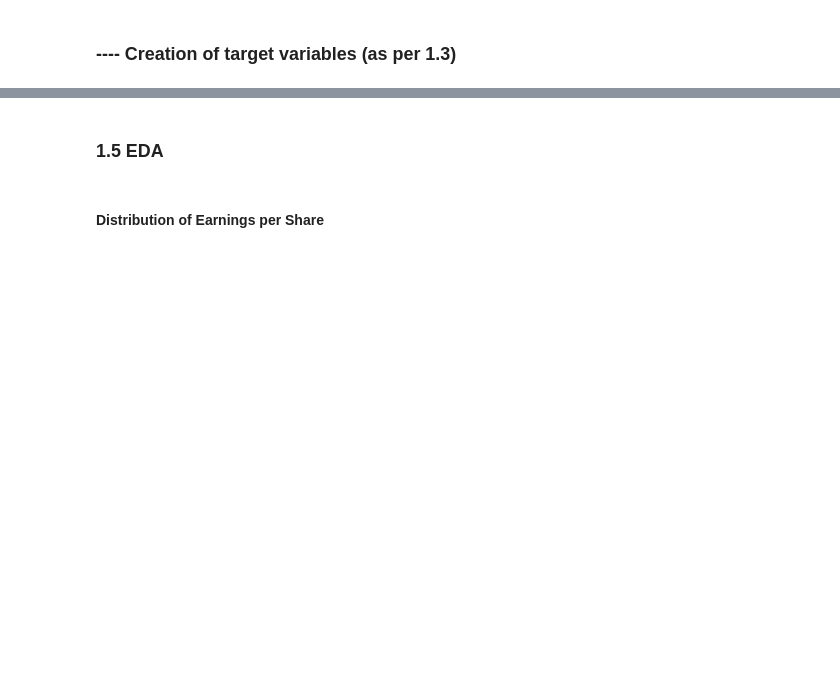
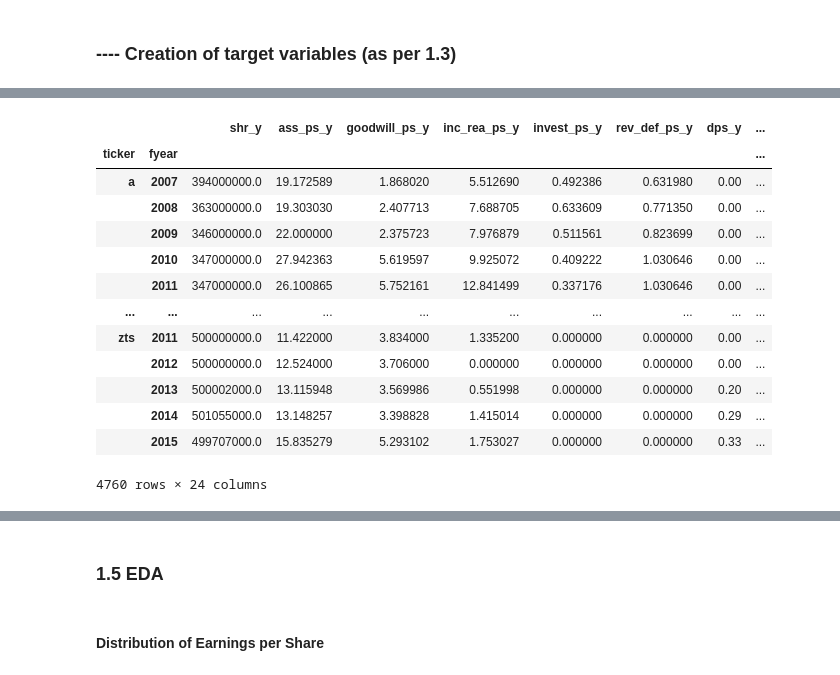
Before and after one commit to mauricebaier/rb_data_exercise, a Jupyter notebook: Assignment.ipynb, the cells around one changed output, grey strips where cells are left out. Drawn from its saved outputs; the diff is of its cells as text; code cells hidden in the pictures; blank space fills up the shorter version.

```diff
--- a/Assignment.ipynb
+++ b/Assignment.ipynb
@@ -572,0 +580,17 @@ Name: eps_y_forward, Length: 4756, dtype: float64
+# %%
+X_full
+# %% [output]
+|  |  | shr_y | ass_ps_y | goodwill_ps_y | inc_rea_ps_y | invest_ps_y | rev_def_ps_y | dps_y | ... |
+| ticker | fyear |  |  |  |  |  |  |  | ... |
+| a | 2007 | 394000000.0 | 19.172589 | 1.868020 | 5.512690 | 0.492386 | 0.631980 | 0.00 | ... |
+|  | 2008 | 363000000.0 | 19.303030 | 2.407713 | 7.688705 | 0.633609 | 0.771350 | 0.00 | ... |
+|  | 2009 | 346000000.0 | 22.000000 | 2.375723 | 7.976879 | 0.511561 | 0.823699 | 0.00 | ... |
+|  | 2010 | 347000000.0 | 27.942363 | 5.619597 | 9.925072 | 0.409222 | 1.030646 | 0.00 | ... |
+|  | 2011 | 347000000.0 | 26.100865 | 5.752161 | 12.841499 | 0.337176 | 1.030646 | 0.00 | ... |
+| ... | ... | ... | ... | ... | ... | ... | ... | ... | ... |
+| zts | 2011 | 500000000.0 | 11.422000 | 3.834000 | 1.335200 | 0.000000 | 0.000000 | 0.00 | ... |
+|  | 2012 | 500000000.0 | 12.524000 | 3.706000 | 0.000000 | 0.000000 | 0.000000 | 0.00 | ... |
+|  | 2013 | 500002000.0 | 13.115948 | 3.569986 | 0.551998 | 0.000000 | 0.000000 | 0.20 | ... |
+|  | 2014 | 501055000.0 | 13.148257 | 3.398828 | 1.415014 | 0.000000 | 0.000000 | 0.29 | ... |
+|  | 2015 | 499707000.0 | 15.835279 | 5.293102 | 1.753027 | 0.000000 | 0.000000 | 0.33 | ... |
+4760 rows × 24 columns
```
Also changed, not shown: parts of 53 cells of this notebook.
